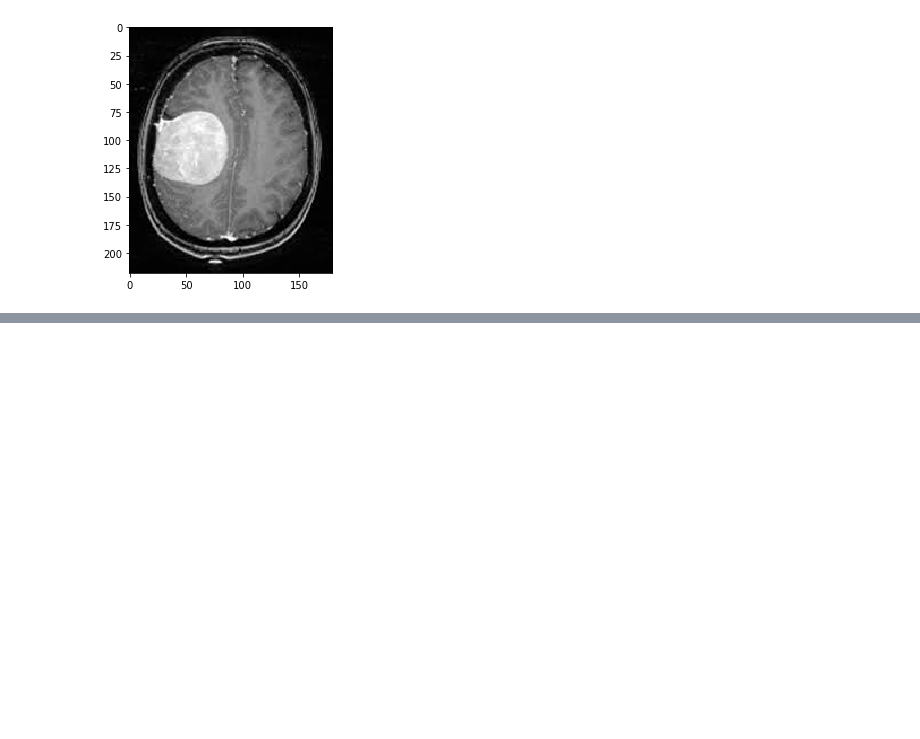
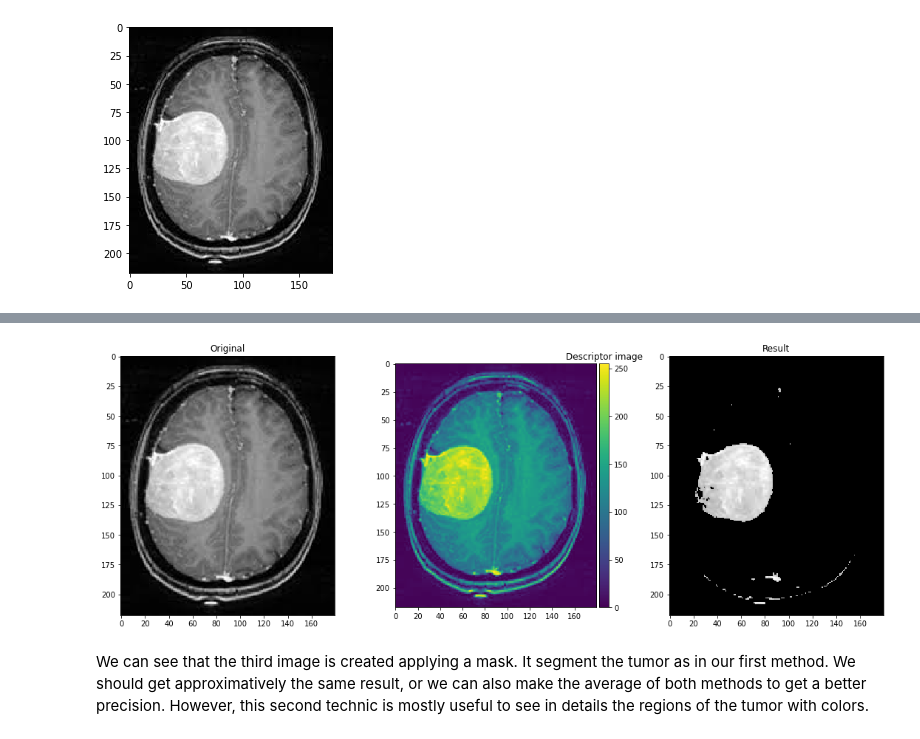
Before and after one commit to AstridSoumoy/INFO-H500-Module3, a Jupyter notebook: Tumour_Segmentation.ipynb, the cells around one changed output, grey strips where cells are left out. Cells and saved outputs as stored; diff of their text form; code cells hidden in the pictures; blank space fills up the shorter version.

```diff
--- a/Tumour_Segmentation.ipynb
+++ b/Tumour_Segmentation.ipynb
@@ -58,0 +103,40 @@ The area of the tumor is 46.882625000000004 cm²
+# %%
+from skimage.filters.rank import entropy
+from skimage.filters import threshold_otsu
+from skimage import img_as_ubyte
+
+def texture_descriptor(N):
+    e = N.max()
+    return e
+
+def sliding_window(im, PATCH_SIZE):
+    output = np.zeros((im.shape[0], im.shape[1]))
+    for i in range(0, im.shape[0]-PATCH_SIZE[0]+1, PATCH_SIZE[0]):
+        for j in range(0, im.shape[1]-PATCH_SIZE[1]+1, PATCH_SIZE[1]):
+            patch = im[i:i+PATCH_SIZE[0], j:j+PATCH_SIZE[1]]
+            output[i:i+PATCH_SIZE[0], j:j+PATCH_SIZE[1]] = texture_descriptor(patch)
+    return output
+
+# Open zebra image as an 8-bit integer grayscale
+im = img_as_ubyte(imread("mri_brain.jpg", as_gray=True))
+
+im_descr = sliding_window(im.astype('float'),(1,1))
+T = threshold_otsu(im_descr)
+mask = im_descr>180
+maskedImage = im*mask
+
+plt.figure(figsize=(15,8))
+plt.subplot(1,3,1)
+imshow(im)
+plt.title('Original')
+plt.subplot(1,3,2)
+imshow(im_descr)
+plt.title('Descriptor image')
+plt.subplot(1,3,3)
+imshow(maskedImage)
+plt.title('Result')
+plt.show()
+# %% [output]
+[figure, added]
+# %% [markdown]
+We can see that the third image is created applying a mask. It segment the tumor as in our first method. We should get approximatively the same result, or we can also make the average of both methods to get a better precision. However, this second technic is mostly useful to see in details the regions of the tumor with colors.
```
Also changed, not shown: parts of 10 cells of this notebook.
